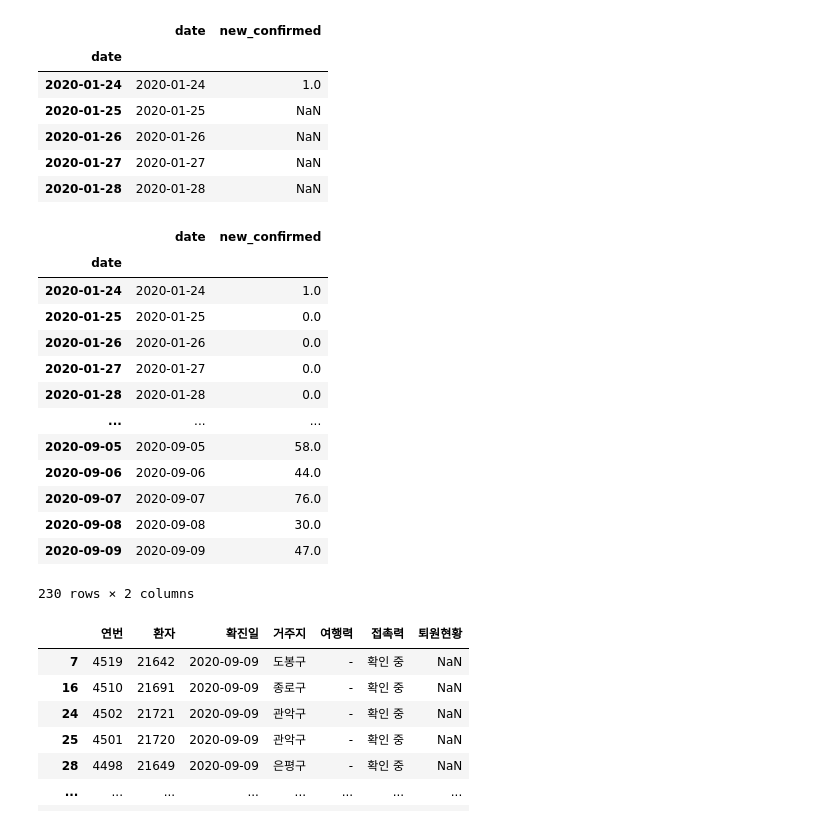
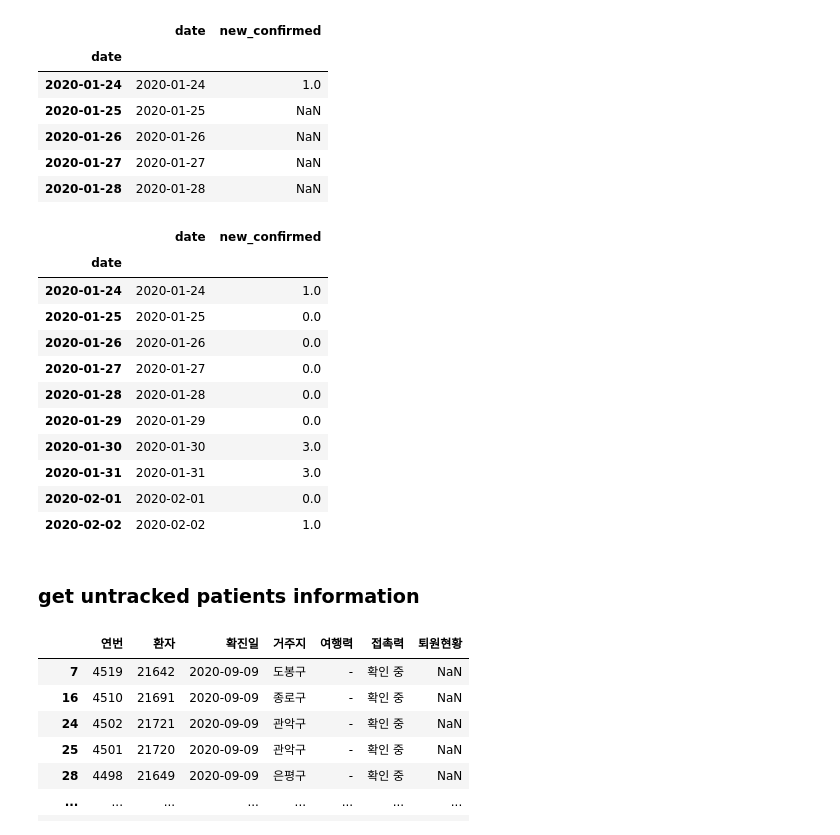
Before and after one commit to snoop2head/covid19_unknown_spread, a Jupyter notebook: wrangle_prediction.ipynb, the cells around one changed output. Drawn from its saved outputs; the diff is of its cells as text; code cells hidden in the pictures.

```diff
--- a/wrangle_prediction.ipynb
+++ b/wrangle_prediction.ipynb
@@ -225,26 +219,26 @@ df_predict.head()
 | 2020-01-28 | 2020-01-28 | NaN |
 # %%
 df_predict = df_predict.fillna(0)
-df_predict
+df_predict[:10]
 # %% [output]
 |  | date | new_confirmed |
 | date |  |  |
 | 2020-01-24 | 2020-01-24 | 1.0 |
 | 2020-01-25 | 2020-01-25 | 0.0 |
 | 2020-01-26 | 2020-01-26 | 0.0 |
 | 2020-01-27 | 2020-01-27 | 0.0 |
 | 2020-01-28 | 2020-01-28 | 0.0 |
-| ... | ... | ... |
-| 2020-09-05 | 2020-09-05 | 58.0 |
-| 2020-09-06 | 2020-09-06 | 44.0 |
-| 2020-09-07 | 2020-09-07 | 76.0 |
-| 2020-09-08 | 2020-09-08 | 30.0 |
-| 2020-09-09 | 2020-09-09 | 47.0 |
+| 2020-01-29 | 2020-01-29 | 0.0 |
+| 2020-01-30 | 2020-01-30 | 3.0 |
+| 2020-01-31 | 2020-01-31 | 3.0 |
+| 2020-02-01 | 2020-02-01 | 0.0 |
+| 2020-02-02 | 2020-02-02 | 1.0 |
-230 rows × 2 columns
 # %%
 df_predict.to_csv("dataset_predict/df_predict.csv", index=False)
 # %%
 df_predict =  pd.read_csv("dataset_predict/df_predict.csv", encoding="utf-8")
+# %% [markdown]
+### get untracked patients information
 # %%
 df_untracked = df[df["접촉력"]=="확인 중"]
 df_untracked
```
Also changed, not shown: parts of 15 cells of this notebook, 2 other files.
